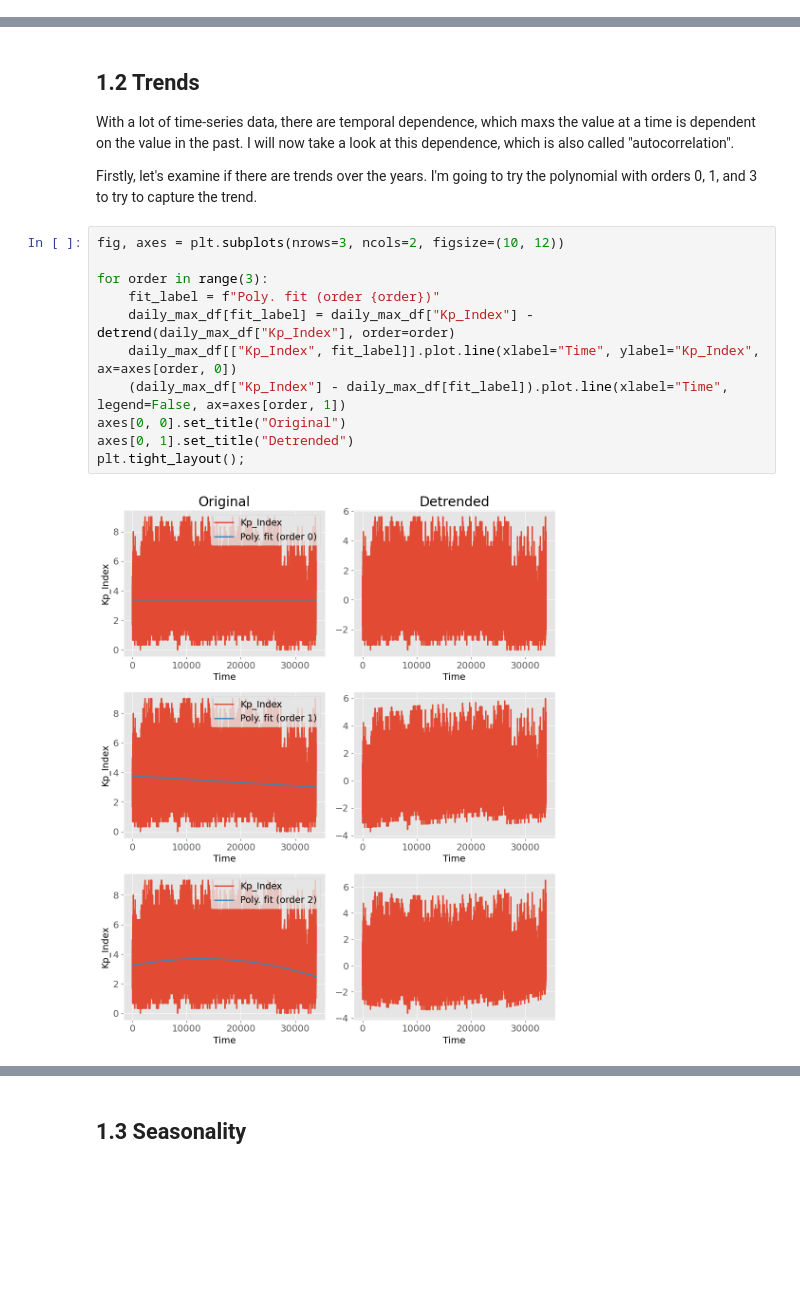
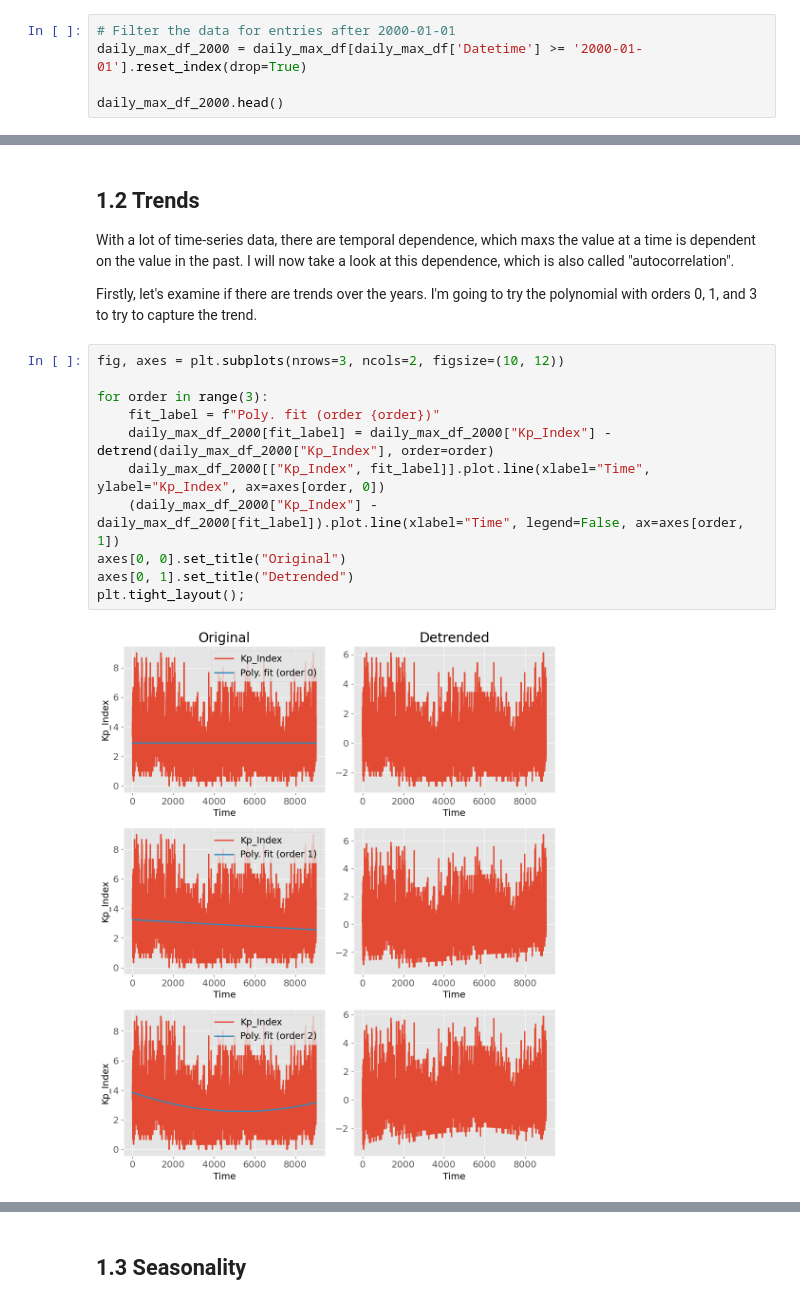
Before and after one commit to hcwang24/Aurora_Watch, a Jupyter notebook: aurora.ipynb, the cells around one changed output, grey strips where cells are left out. Saved outputs shown, nothing was run; the diff lists cells and outputs as text; blank space fills up the shorter version.

```diff
--- a/aurora.ipynb
+++ b/aurora.ipynb
@@ -167,0 +170,5 @@ Between 1932 and 2024, the average annual Kp index doesn't seem to alter too muc
+# %%
+# Filter the data for entries after 2000-01-01
+daily_max_df_2000 = daily_max_df[daily_max_df['Datetime'] >= '2000-01-01'].reset_index(drop=True)
+
+daily_max_df_2000.head()
@@ -203,14 +217,14 @@ Firstly, let's examine if there are trends over the years. I'm going to try the
 # %%
 fig, axes = plt.subplots(nrows=3, ncols=2, figsize=(10, 12))
 
 for order in range(3):
     fit_label = f"Poly. fit (order {order})"
-    daily_max_df[fit_label] = daily_max_df["Kp_Index"] - detrend(daily_max_df["Kp_Index"], order=order)
-    daily_max_df[["Kp_Index", fit_label]].plot.line(xlabel="Time", ylabel="Kp_Index", ax=axes[order, 0])
-    (daily_max_df["Kp_Index"] - daily_max_df[fit_label]).plot.line(xlabel="Time", legend=False, ax=axes[order, 1])
+    daily_max_df_2000[fit_label] = daily_max_df_2000["Kp_Index"] - detrend(daily_max_df_2000["Kp_Index"], order=order)
+    daily_max_df_2000[["Kp_Index", fit_label]].plot.line(xlabel="Time", ylabel="Kp_Index", ax=axes[order, 0])
+    (daily_max_df_2000["Kp_Index"] - daily_max_df_2000[fit_label]).plot.line(xlabel="Time", legend=False, ax=axes[order, 1])
 axes[0, 0].set_title("Original")
 axes[0, 1].set_title("Detrended")
 plt.tight_layout();
 # %% [output]
-[figure, old version]
+[figure, new version]
 # %% [markdown]
```
Also changed, not shown: parts of 63 cells of this notebook.
